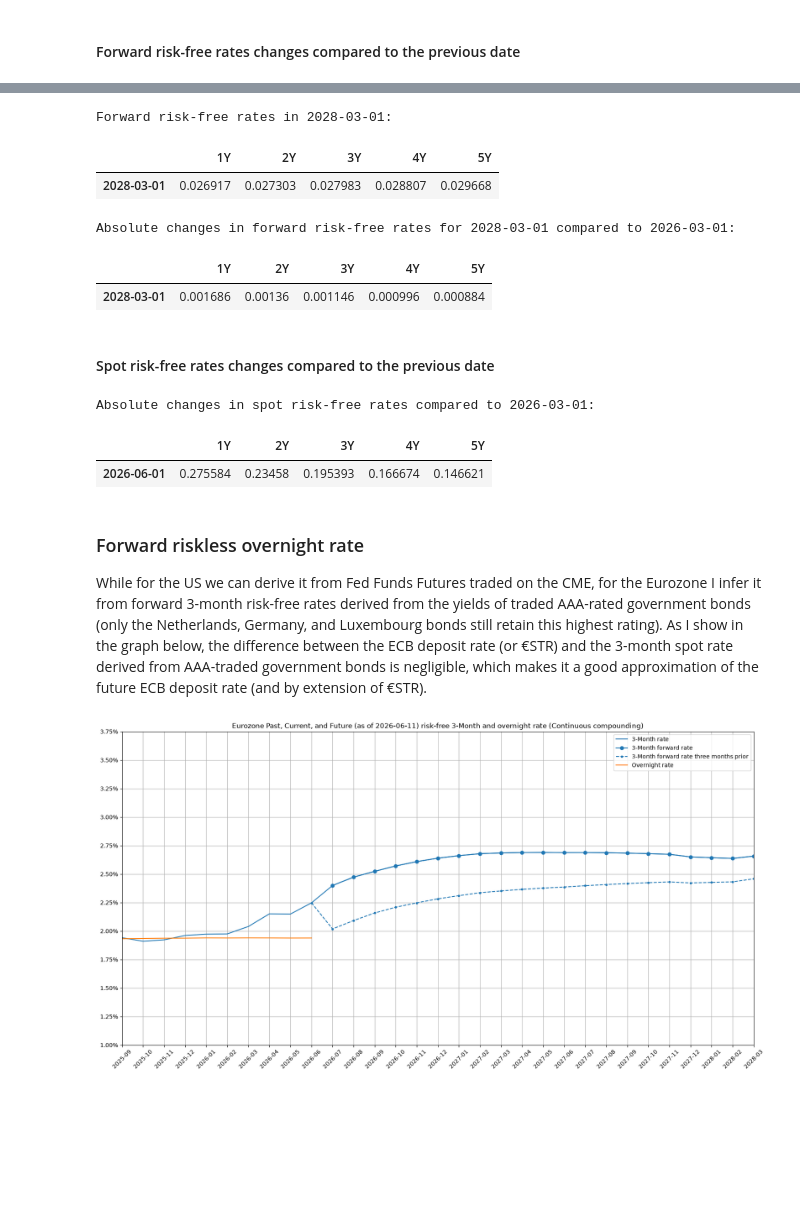
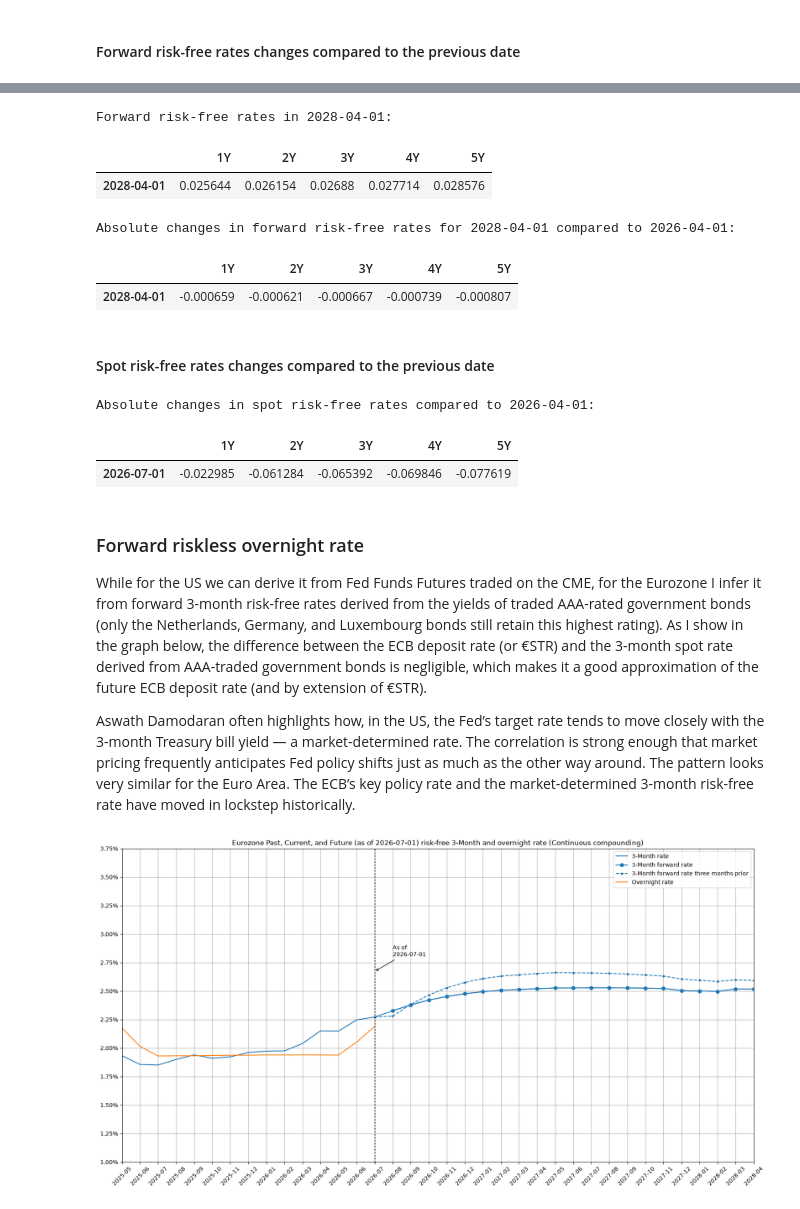
Before and after one commit to ilchen/EU_Economic_Data_Analysis, a Jupyter notebook: Current_Riskfree_Rates_Eurozone.ipynb, the cells around one changed output, grey strips where cells are left out. Cells and saved outputs as stored; diff of their text form; code cells hidden in the pictures; blank space fills up the shorter version.

Commit message:
Improved analysis and visualizations, updated with market data as of July 1st, 2026

```diff
--- a/Current_Riskfree_Rates_Eurozone.ipynb
+++ b/Current_Riskfree_Rates_Eurozone.ipynb
@@ -45,8 +45,8 @@ maturities.extend([(f'SR_{maturity}Y', str(maturity)+'Y') for maturity in year_m
 maturities1, maturities2 = zip(*maturities)
 
 ecb = sdmx.Client('ECB')
-# Taking the last 200 business days, and converting to decimal fractions
-data_msg = ecb.data('YC', key='B.U2.EUR.4F.G_N_A.SV_C_YM.' + '+'.join(maturities1), params={'startPeriod': (today-BDay(200)).date()})
+# Taking the last 300 business days, and converting to decimal fractions
+data_msg = ecb.data('YC', key='B.U2.EUR.4F.G_N_A.SV_C_YM.' + '+'.join(maturities1), params={'startPeriod': (today-BDay(300)).date()})
 euro_curves = sdmx.to_pandas(data_msg.data[0]) / 100.
 euro_curves = euro_curves.loc['B', 'U2', 'EUR', '4F', 'G_N_A', 'SV_C_YM'].unstack(level=-2) if isinstance(euro_curves, pd.DataFrame)\
     else euro_curves.loc[slice(None), 'B', 'U2', 'EUR', '4F', 'G_N_A', 'SV_C_YM'].unstack('DATA_TYPE_FM')
@@ -63,7 +63,7 @@ ecb_deposit_rate = ecb_deposit_rate.loc['B', 'U2', 'EUR', '4F', 'KR', 'DFR', 'LE
 ecb_deposit_rate = ecb_deposit_rate.set_axis(pd.DatetimeIndex(ecb_deposit_rate.index))
 
 # The ECB only posts updates on dates when a new rate is effective, hence I forward fill them for all relevant business days.
-ecb_deposit_rate = pd.concat([ecb_deposit_rate, pd.Series(index=euro_spot_rates.index.difference(ecb_deposit_rate.index))])
+ecb_deposit_rate = pd.concat([ecb_deposit_rate, pd.Series(index=euro_spot_rates.index.difference(ecb_deposit_rate.index))]).sort_index()
 ecb_deposit_rate = ecb_deposit_rate.ffill().loc[euro_spot_rates.index[0]:]
 
 # The €STR rate
@@ -209,7 +209,7 @@ euro_riskless_rates.columns = maturities
 I use the curve constructed from the most recent data that I created in the begining of this notebook to produce forward rates.
 # %%
 # Eurostat is sometimes late with updating data for the last month
-euro_spot_rates_monthly = euro_spot_rates.resample('MS').mean().loc[:date_now - MonthBegin(2)]
+euro_spot_rates_monthly = euro_spot_rates.resample('MS').mean().loc[:date_now - MonthBegin(1)]
 idx = euro_spot_rates_monthly.index.difference(euro_riskless_rates.index)
 if not idx.empty:
     euro_riskless_rates = pd.concat([euro_riskless_rates, euro_spot_rates_monthly.loc[idx,maturities]])
@@ -345,6 +383,16 @@ fwd_riskless_rates_past.iloc[:,4].plot(ax=ax, grid=True, marker='.', linestyle='
                                        xticks=euro_riskless_rates.index, xlabel='',
                                        yticks=np.arange(-.005, .04, 0.005), rot=45, color='#1f77b4')
 ax.legend()
+
+# Find the highest rate value at the "as of" date across all series
+as_of = pd.Timestamp(date_now)
+max_rate_at_line = euro_riskless_rates.loc[MonthBegin().rollback(as_of),maturiries_selection].max()
+# Place the arrow target ~0.4 percentage points above the highest line
+arrow_y = max_rate_at_line + 0.004
+ax.axvline(as_of, color='black', linestyle=':', linewidth=2, alpha=0.7)
+ax.annotate(f'As of\n{as_of:%Y-%m-%d}', xy=(as_of, arrow_y), xytext=(as_of + DateOffset(months=1), arrow_y * 1.05),
+            fontsize=10, ha='left', arrowprops=dict(arrowstyle='->', color='black', lw=1))
+
 ax.yaxis.set_major_formatter(mtick.PercentFormatter(1))
 _ = ax.set_xticklabels(list(map('{:%Y-%m}'.format, euro_riskless_rates.index)))
 # %% [output]
@@ -383,17 +431,17 @@ They changed by 0.088% - 0.363%
 print(f'Forward risk-free rates in {fwd_riskless_rates.index[-1].date()}:')
 fwd_riskless_rates.iloc[-1:]
 # %% [output]
-Forward risk-free rates in 2028-03-01:
+Forward risk-free rates in 2028-04-01:
 |  | 1Y | 2Y | 3Y | 4Y | 5Y |
-| 2028-03-01 | 0.026917 | 0.027303 | 0.027983 | 0.028807 | 0.029668 |
+| 2028-04-01 | 0.025644 | 0.026154 | 0.02688 | 0.027714 | 0.028576 |
 # %%
 print(f'Absolute changes in forward risk-free rates for {fwd_riskless_rates.index[-1].date()} '
       f'compared to {MonthBegin().rollback(past_date).date()}:')
 fwd_riskless_rates.iloc[-1:] - fwd_riskless_rates_past.iloc[-1:]
 # %% [output]
-Absolute changes in forward risk-free rates for 2028-03-01 compared to 2026-03-01:
+Absolute changes in forward risk-free rates for 2028-04-01 compared to 2026-04-01:
 |  | 1Y | 2Y | 3Y | 4Y | 5Y |
-| 2028-03-01 | 0.001686 | 0.00136 | 0.001146 | 0.000996 | 0.000884 |
+| 2028-04-01 | -0.000659 | -0.000621 | -0.000667 | -0.000739 | -0.000807 |
 # %% [markdown]
 #### Spot risk-free rates changes compared to the previous date
 # %%
@@ -401,12 +449,14 @@ print(f'Absolute changes in spot risk-free rates compared to {MonthBegin().rollb
 ((euro_riskless_rates.loc[MonthBegin().rollback(date_now)] - euro_riskless_rates.loc[MonthBegin().rollback(past_date)])*100)\
     .to_frame(name=MonthBegin().rollback(date_now)).T
 # %% [output]
-Absolute changes in spot risk-free rates compared to 2026-03-01:
+Absolute changes in spot risk-free rates compared to 2026-04-01:
 |  | 1Y | 2Y | 3Y | 4Y | 5Y |
-| 2026-06-01 | 0.275584 | 0.23458 | 0.195393 | 0.166674 | 0.146621 |
+| 2026-07-01 | -0.022985 | -0.061284 | -0.065392 | -0.069846 | -0.077619 |
 # %% [markdown]
 ### Forward riskless overnight rate
 While for the US we can derive it from Fed Funds Futures traded on the CME, for the Eurozone I infer it from forward 3-month risk-free rates derived from the yields of traded AAA-rated government bonds (only the Netherlands, Germany, and Luxembourg bonds still retain this highest rating). As I show in the graph below, the difference between the ECB deposit rate (or €STR) and the 3-month spot rate derived from AAA-traded government bonds is negligible, which makes it a good approximation of the future ECB deposit rate (and by extension of €STR).
+
+Aswath Damodaran often highlights how, in the US, the Fed’s target rate tends to move closely with the 3-month Treasury bill yield &mdash; a market-determined rate. The correlation is strong enough that market pricing frequently anticipates Fed policy shifts just as much as the other way around. The pattern looks very similar for the Euro Area. The ECB’s key policy rate and the market-determined 3-month risk-free rate have moved in lockstep historically.
 # %%
 rates_overnight = overnight_rate.resample('MS').mean().rename('Overnight rate')
 past_3m_rates = euro_spot_rates.loc[:, '3M'].resample('MS').mean()
@@ -421,18 +471,26 @@ fwd_3m_rates_past = pd.concat([past_3m_rates.iloc[-1:], fwd_3m_rates_past]).rena
 rates_3m = pd.concat([past_3m_rates, fwd_3m_rates]).rename('3-Month rate')
 # %%
 ax = rates_3m.plot(figsize=(20,10), grid=True,
-                 title=f'Eurozone Past, Current, and Future (as of {euro_spot_rates.index[-1]:%Y-%m-%d})'\
-                       ' risk-free 3-Month and overnight rate (Continuous compounding)',
-                 xticks=rates_3m.index, xlabel='', rot=45)
+                   title=f'Eurozone Past, Current, and Future (as of {euro_spot_rates.index[-1]:%Y-%m-%d})'\
+                         ' risk-free 3-Month and overnight rate (Continuous compounding)',
+                   xticks=rates_3m.index, xlabel='', rot=45)
 fwd_3m_rates.plot(ax=ax, grid=True, marker='o', xticks=rates_3m.index, xlabel='',
                   yticks=np.arange(.01, .04, 0.0025), rot=45, color='#1f77b4')
 fwd_3m_rates_past.plot(ax=ax, grid=True, marker='.', linestyle='--', xticks=rates_3m.index, xlabel='',
                        yticks=np.arange(.01, .04, 0.0025), rot=45, color='#1f77b4')
 
 rates_overnight.plot(ax=ax, grid=True, xticks=rates_3m.index, xlabel='',
                      yticks=np.arange(.01, .04, 0.0025), rot=45)#, color='#2ca02c')
 ax.legend()
+
+# Find the highest rate value at the "as of" date across all series
+max_rate_at_line = rates_3m.loc[MonthBegin().rollback(as_of)].max()
+# Place the arrow target ~0.4 percentage points above the highest line
+arrow_y = max_rate_at_line + 0.004
+ax.axvline(as_of, color='black', linestyle=':', linewidth=2, alpha=0.7)
+ax.annotate(f'As of\n{as_of:%Y-%m-%d}', xy=(as_of, arrow_y), xytext=(as_of + DateOffset(months=1), arrow_y * 1.05),
+            fontsize=10, ha='left', arrowprops=dict(arrowstyle='->', color='black', lw=1))
 ax.yaxis.set_major_formatter(mtick.PercentFormatter(1))
 _ = ax.set_xticklabels(list(map('{:%Y-%m}'.format, rates_3m.index)))
 # %% [output]
-[figure, old version]
+[figure, new version]
```
Also changed, not shown: parts of 13 cells of this notebook.
